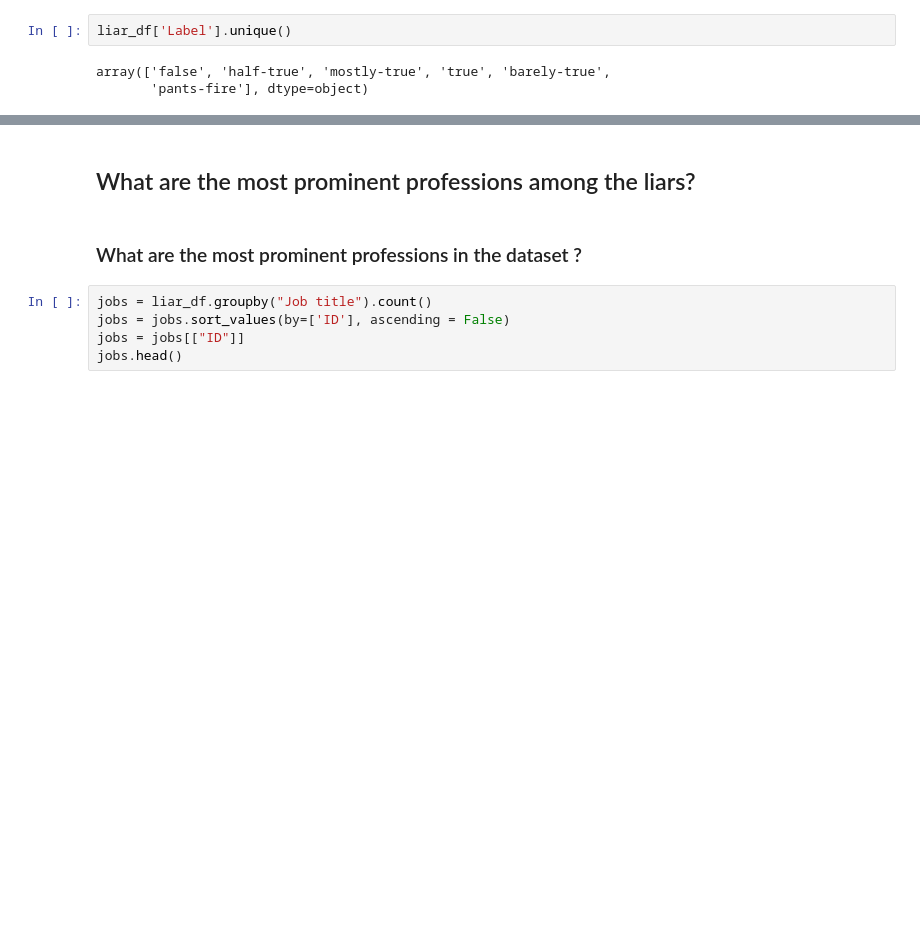
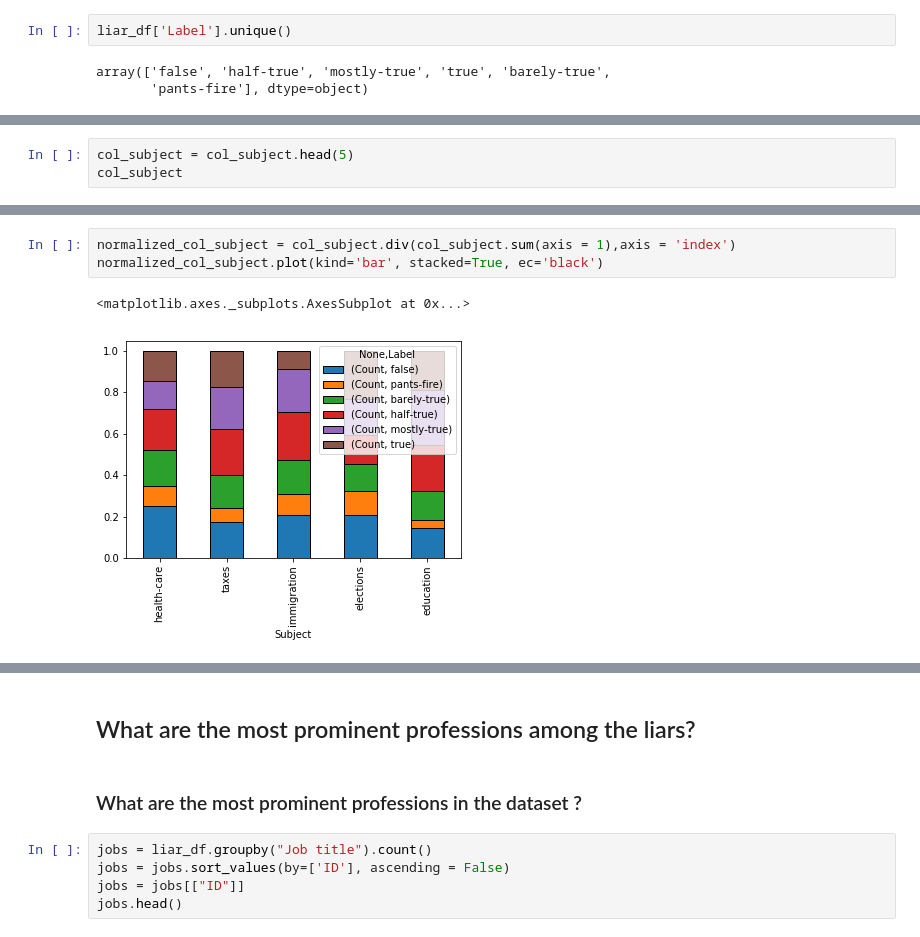
Before and after one commit to nicolasFontbonne/ADA-FakeNews, a Jupyter notebook: main_analysis.ipynb, the cells around one changed output, grey strips where cells are left out. Cells and saved outputs as stored; diff of their text form; blank space fills up the shorter version.

```diff
--- a/main_analysis.ipynb
+++ b/main_analysis.ipynb
@@ -151,0 +119,3 @@ subject_lie_top10
+# %%
+col_subject = col_subject.head(5)
+col_subject
@@ -151,0 +131,6 @@ subject_lie_top10
+# %%
+normalized_col_subject = col_subject.div(col_subject.sum(axis = 1),axis = 'index')
+normalized_col_subject.plot(kind='bar', stacked=True, ec='black')
+# %% [output]
+<matplotlib.axes._subplots.AxesSubplot at 0x...>
+[figure, added]
```
Also changed, not shown: parts of 17 cells of this notebook.
